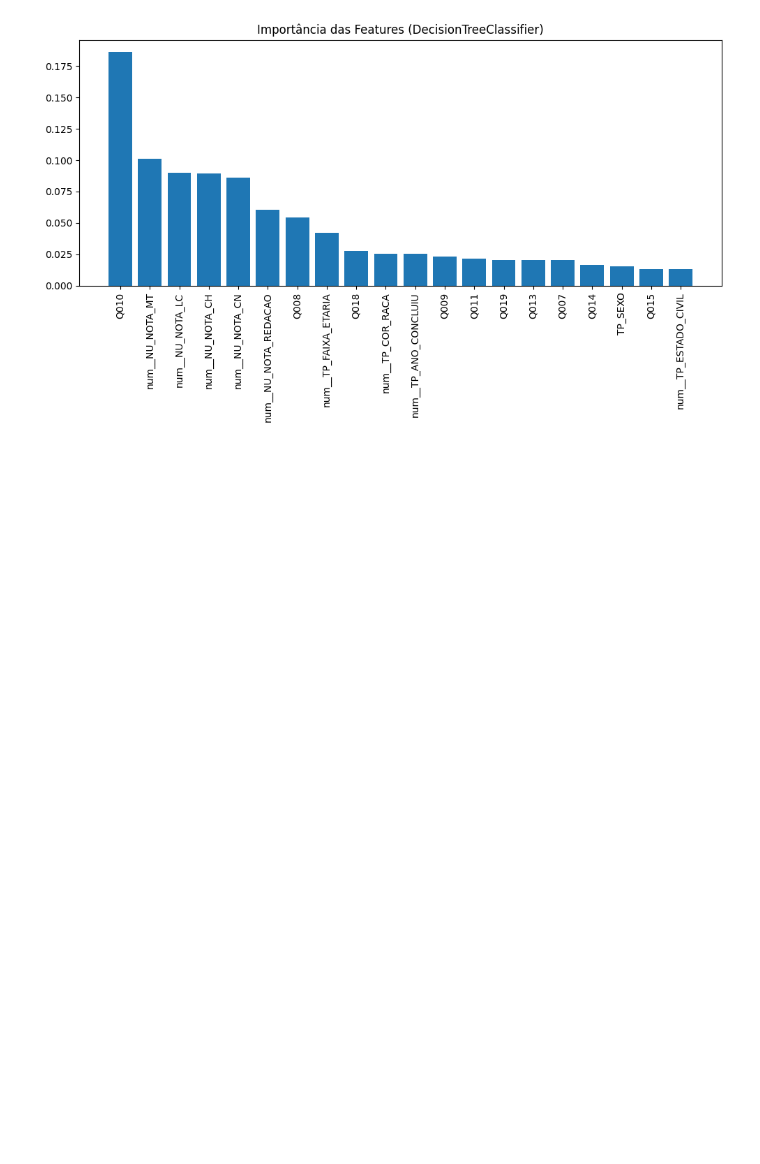
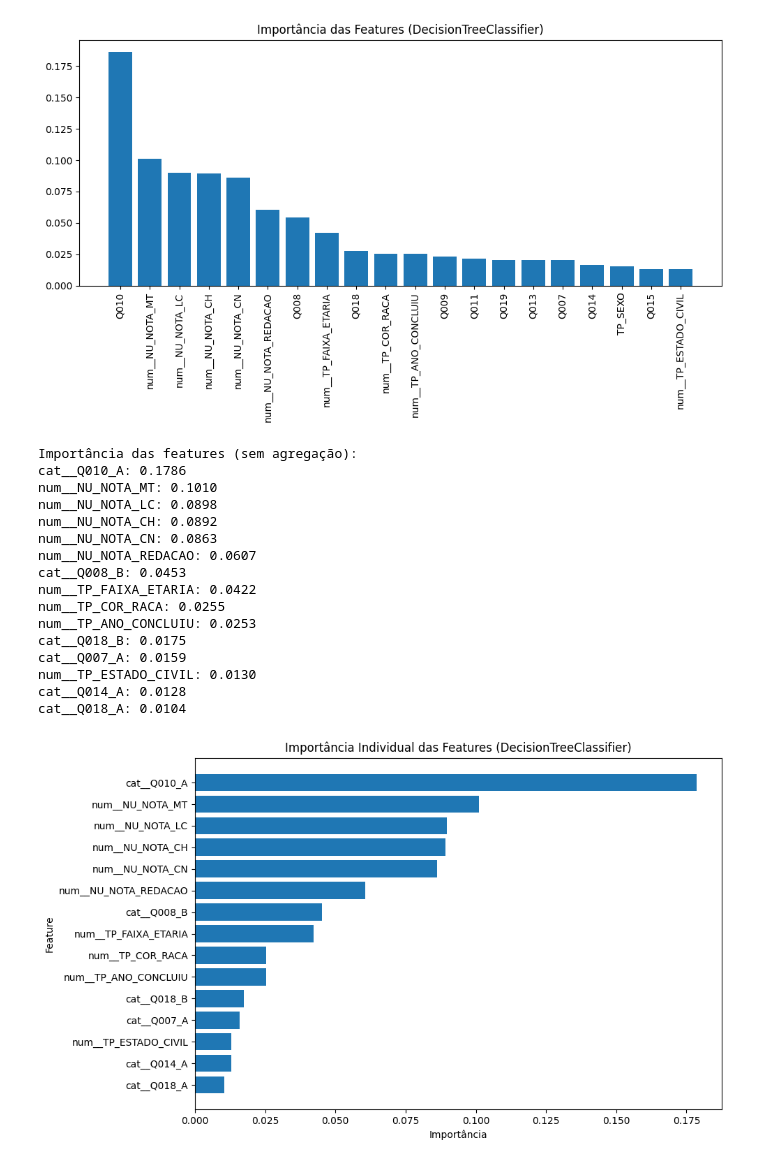
Before and after one commit to vinicarlosss/TCC_Sistemas-de-informa-o, a Jupyter notebook: arvore_decisao.ipynb, the cells around one changed output. Drawn from its saved outputs; the diff is of its cells as text; code cells hidden in the pictures; blank space fills up the shorter version.

```diff
--- a/arvore_decisao.ipynb
+++ b/arvore_decisao.ipynb
@@ -514,6 +514,26 @@ Feature TP_SEXO: 0.0156
 Feature Q015: 0.0131
 Feature num__TP_ESTADO_CIVIL: 0.0130
 [figure]
+# %%
+df_importancias_individuais_urbano = analisar_importancia_features(modelo_urbano, clf_urbano, top_n=15)
+# %% [output]
+Importância das features (sem agregação):
+cat__Q010_A: 0.1786
+num__NU_NOTA_MT: 0.1010
+num__NU_NOTA_LC: 0.0898
+num__NU_NOTA_CH: 0.0892
+num__NU_NOTA_CN: 0.0863
+num__NU_NOTA_REDACAO: 0.0607
+cat__Q008_B: 0.0453
+num__TP_FAIXA_ETARIA: 0.0422
+num__TP_COR_RACA: 0.0255
+num__TP_ANO_CONCLUIU: 0.0253
+cat__Q018_B: 0.0175
+cat__Q007_A: 0.0159
+num__TP_ESTADO_CIVIL: 0.0130
+cat__Q014_A: 0.0128
+cat__Q018_A: 0.0104
+[figure, added]
 # %%
 # 1. Separar X e y
 X_rural = dataset_rural.drop(columns=['classe_social'])
```
Also changed, not shown: parts of 11 cells of this notebook.
